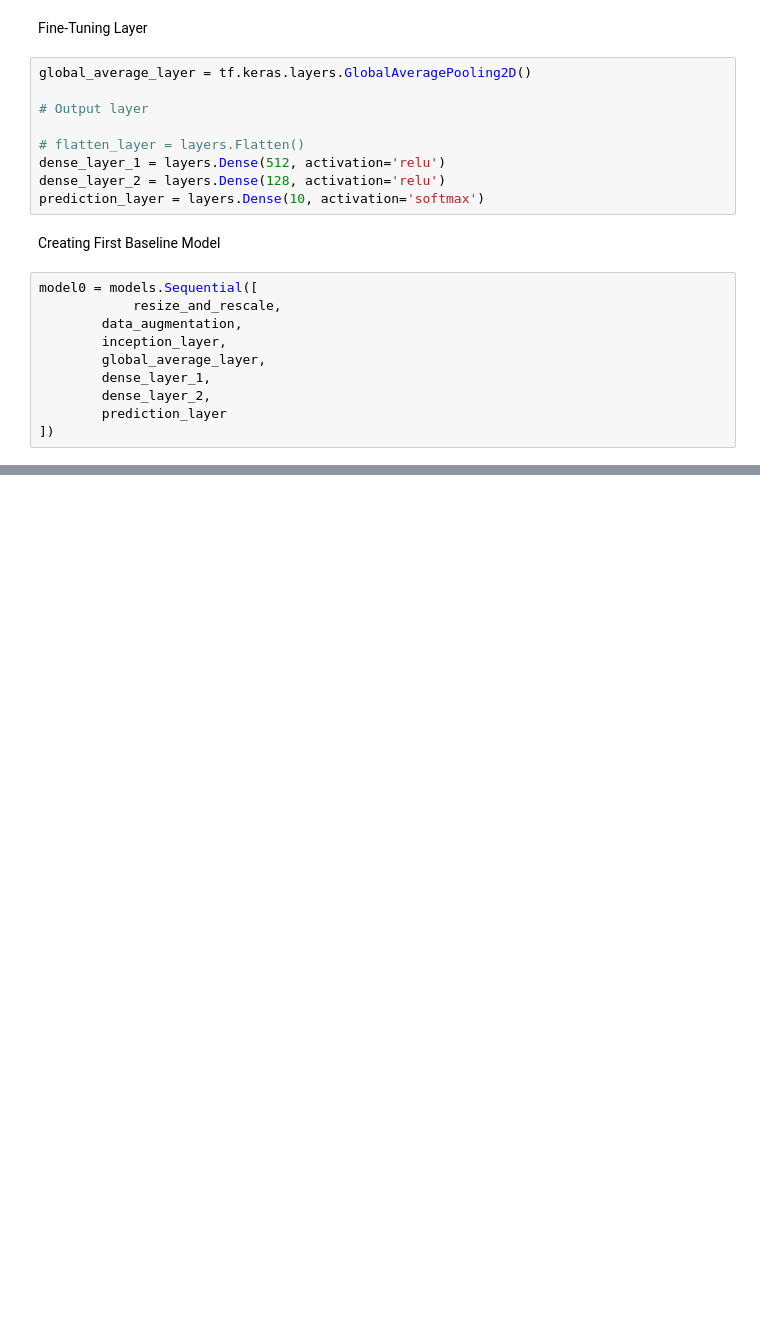
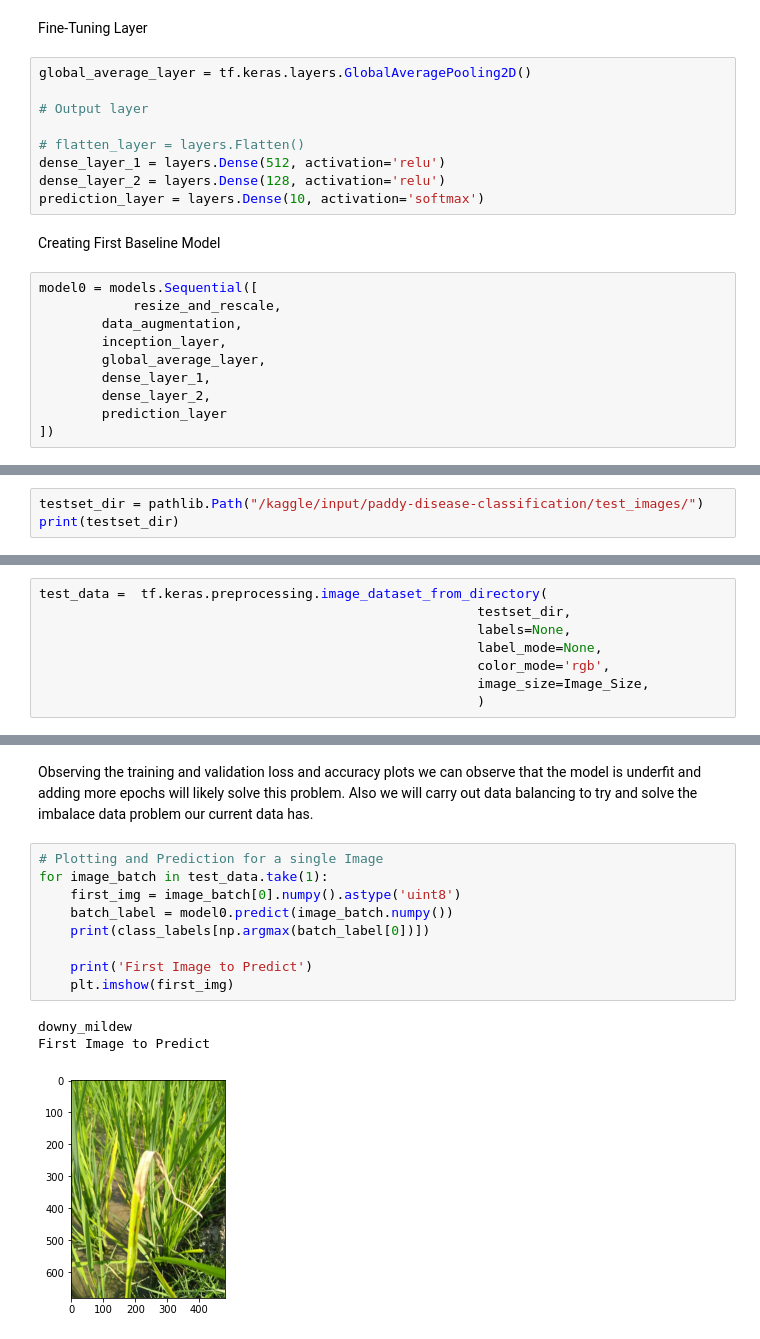
Before and after one commit to ugorjiizu/ML-AI-Works, a Jupyter notebook: ricepaddy.ipynb, the cells around one changed output, grey strips where cells are left out. Saved outputs shown, nothing was run; the diff lists cells and outputs as text; blank space fills up the shorter version.

Commit message:
Kaggle Notebook | RicePaddy | Version 4

```diff
--- a/ricepaddy.ipynb
+++ b/ricepaddy.ipynb
@@ -448,0 +470,3 @@ history = model0.fit(
+# %%
+testset_dir = pathlib.Path("/kaggle/input/paddy-disease-classification/test_images/")
+print(testset_dir)
@@ -448,0 +475,8 @@ history = model0.fit(
+# %%
+test_data =  tf.keras.preprocessing.image_dataset_from_directory(
+                                                        testset_dir,
+                                                        labels=None,
+                                                        label_mode=None,
+                                                        color_mode='rgb',
+                                                        image_size=Image_Size,
+                                                        )
@@ -448,0 +517,15 @@ history = model0.fit(
+# %% [markdown]
+Observing the training and validation loss and accuracy plots we can observe that the model is underfit and adding more epochs will likely solve this problem. Also we will carry out data balancing to try and solve the imbalace data problem our current data has.
+# %%
+# Plotting and Prediction for a single Image
+for image_batch in test_data.take(1):
+    first_img = image_batch[0].numpy().astype('uint8')
+    batch_label = model0.predict(image_batch.numpy())
+    print(class_labels[np.argmax(batch_label[0])])
+
+    print('First Image to Predict')
+    plt.imshow(first_img)
+# %% [output]
+downy_mildew
+First Image to Predict
+[figure, added]
```
Also changed, not shown: parts of 19 cells of this notebook.
